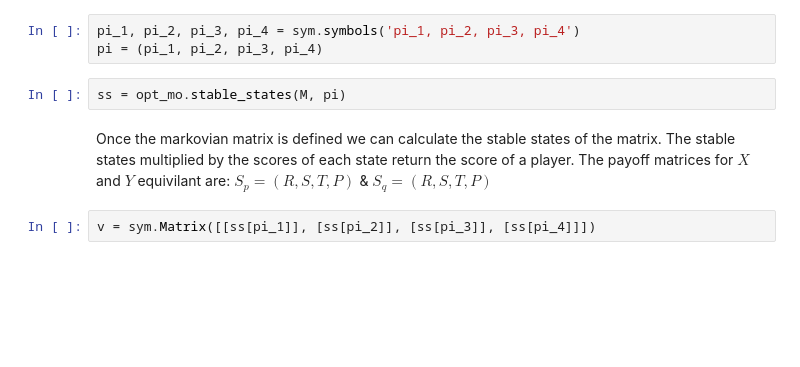
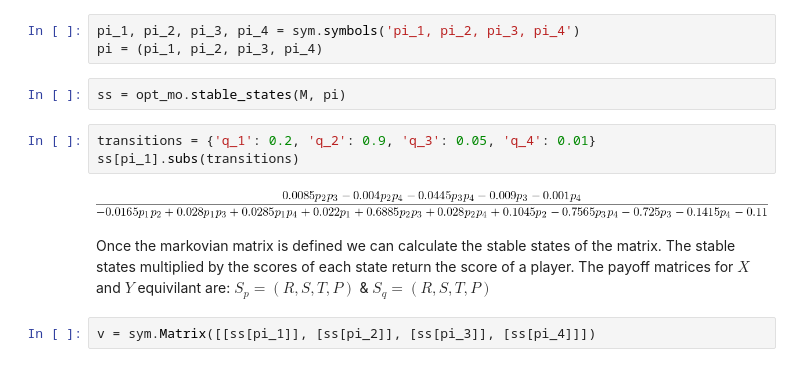
Before and after one commit to Nikoleta-v3/Memory-size-in-the-prisoners-dilemma, a Jupyter notebook: nbs/Background.ipynb, the cells around one changed output. Saved outputs shown, nothing was run; the diff lists cells and outputs as text; blank space fills up the shorter version.

```diff
--- a/nbs/Background.ipynb
+++ b/nbs/Background.ipynb
@@ -29,6 +29,11 @@ pi_1, pi_2, pi_3, pi_4 = sym.symbols('pi_1, pi_2, pi_3, pi_4')
 pi = (pi_1, pi_2, pi_3, pi_4)
 # %%
 ss = opt_mo.stable_states(M, pi)
+# %%
+transitions = {'q_1': 0.2, 'q_2': 0.9, 'q_3': 0.05, 'q_4': 0.01}
+ss[pi_1].subs(transitions)
+# %% [output]
+[figure, added]
 # %% [markdown]
 Once the markovian matrix is defined we can calculate the stable states of the matrix.
 The stable states multiplied  by the scores of each state return the score of a player. The payoff matrices for $X$ and $Y$ equivilant are: $S_{p} = (R, S, T, P)$ & $S_{q} = (R, S, T, P)$
```
Also changed, not shown: 11 other files.
